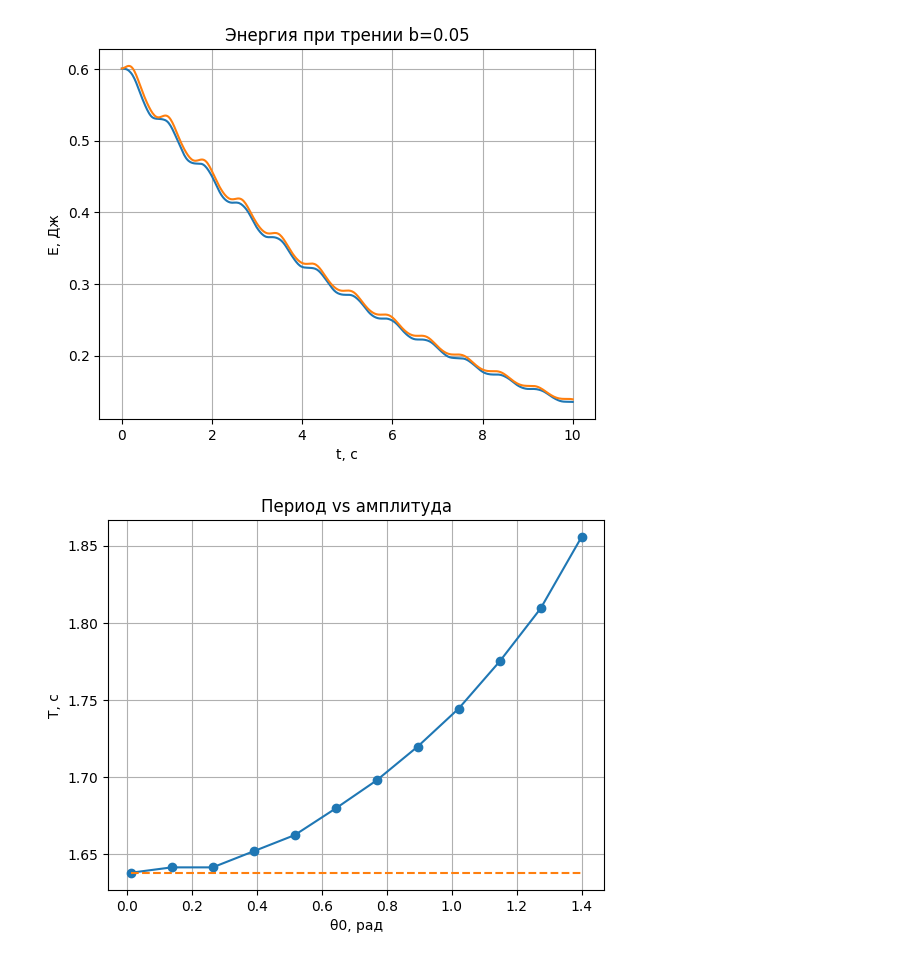
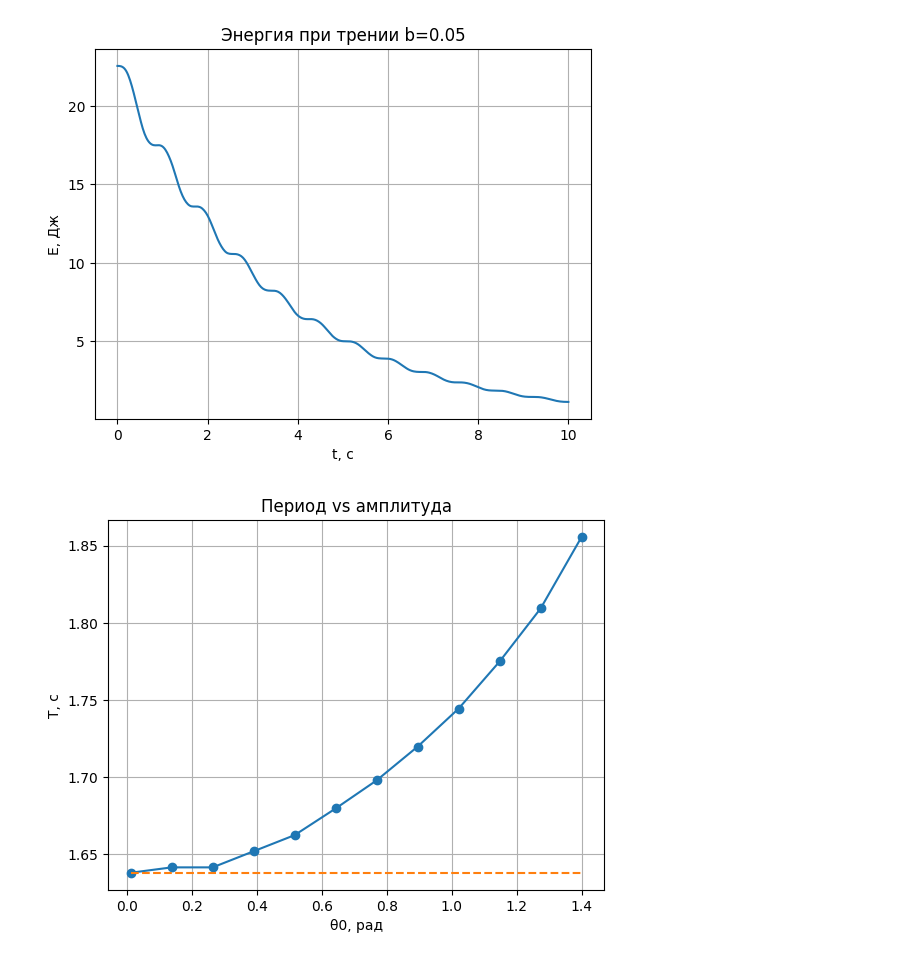
Before and after one commit to AmirHusnutdinov/physics-projects, a Jupyter notebook: main.ipynb, the cells around one changed output. Saved outputs shown, nothing was run; the diff lists cells and outputs as text; code cells hidden in the pictures.

```diff
--- a/main.ipynb
+++ b/main.ipynb
@@ -7,7 +7,7 @@ from math import sin, cos, pi
 from scipy.integrate import solve_ivp
 # %%
 # Однородный тонкий стержень длины L, масса m, подвес в одном конце.
-m = 1.0  # масса (кг)
+m = 10.0  # масса (кг)
 L = 1.0  # длина стержня (м)
 g = 9.81  # ускорение свободного падения (м/с^2)
 
@@ -74,7 +74,7 @@ def estimate_period_from_peaks(t, theta):
     return np.mean(periods), peaks_t, peaks_theta
 # %%
 
-theta_0 = 0.5
+theta_0 = 1
 omega_0 = 0.0
 omega_freq0 = np.sqrt(m * g * d / I)
 b = 0.0
@@ -94,5 +94,7 @@ plt.ylabel("θ, рад")
 plt.title("Свободные колебания без трения (θ0=0.5)")
 plt.grid(True)
 plt.show()
+print('T = ', estimate_period_from_peaks(t1, th1)[0])
+print('T_an = ', estimate_period_from_peaks(t1, theta_an1)[0])
 # %% [output]
 0.0
@@ -136,15 +144,15 @@ plt.show()
 # %%
 plt.figure()
-E_an2 = energy(theta_an2, omega_an2)
+# E_an2 = energy(theta_an2, omega_an2)
 plt.plot(t2, energy(th2, om2))
-plt.plot(t2, E_an2)
+# plt.plot(t2, E_an2)
 plt.xlabel("t, с")
 plt.ylabel("E, Дж")
 plt.title("Энергия при трении b=0.05")
 plt.grid(True)
 plt.show()
 # %% [output]
-[figure, old version]
+[figure, new version]
 # %%
 amps_plot = np.linspace(0.01, 1.4, 12)
 T_numeric_list = []
```
Also changed, not shown: parts of 5 cells of this notebook.
